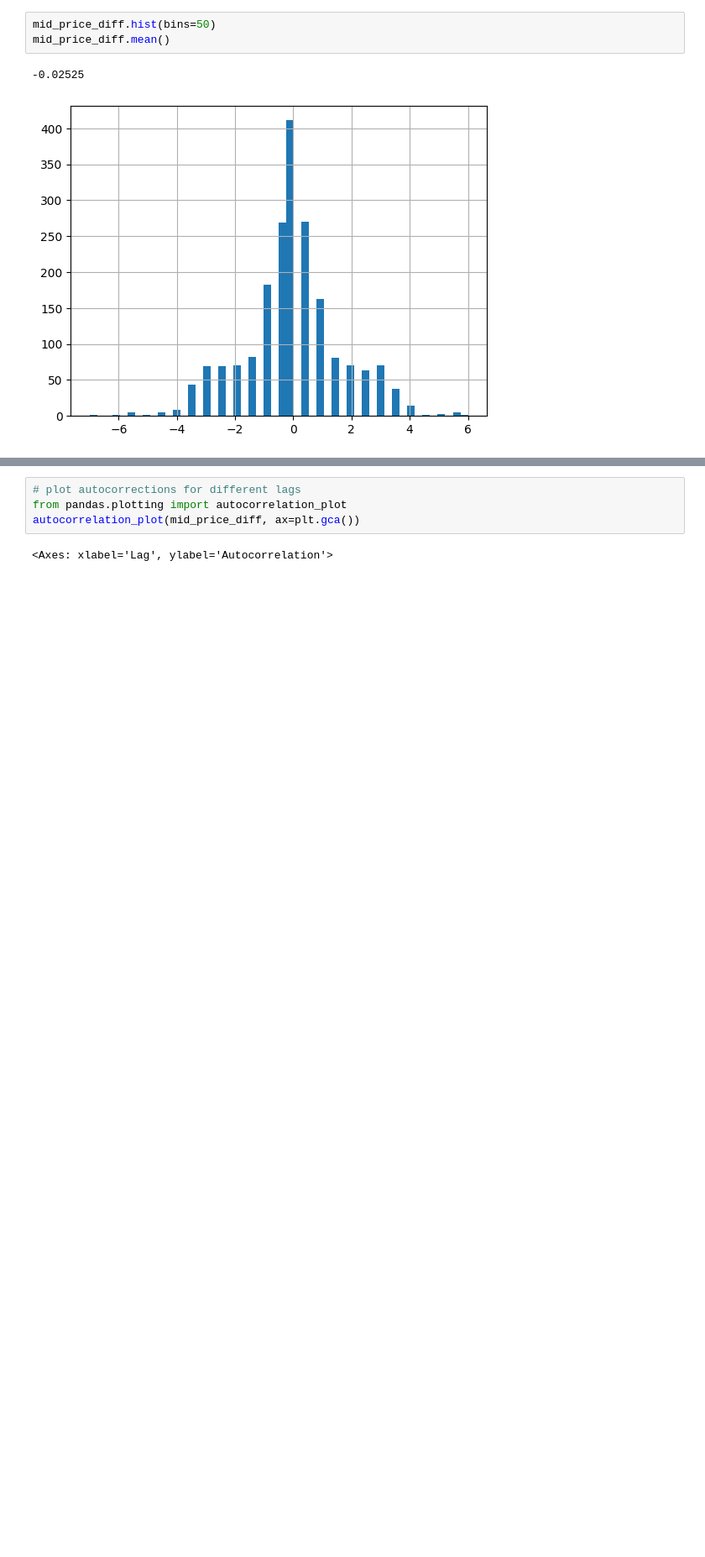
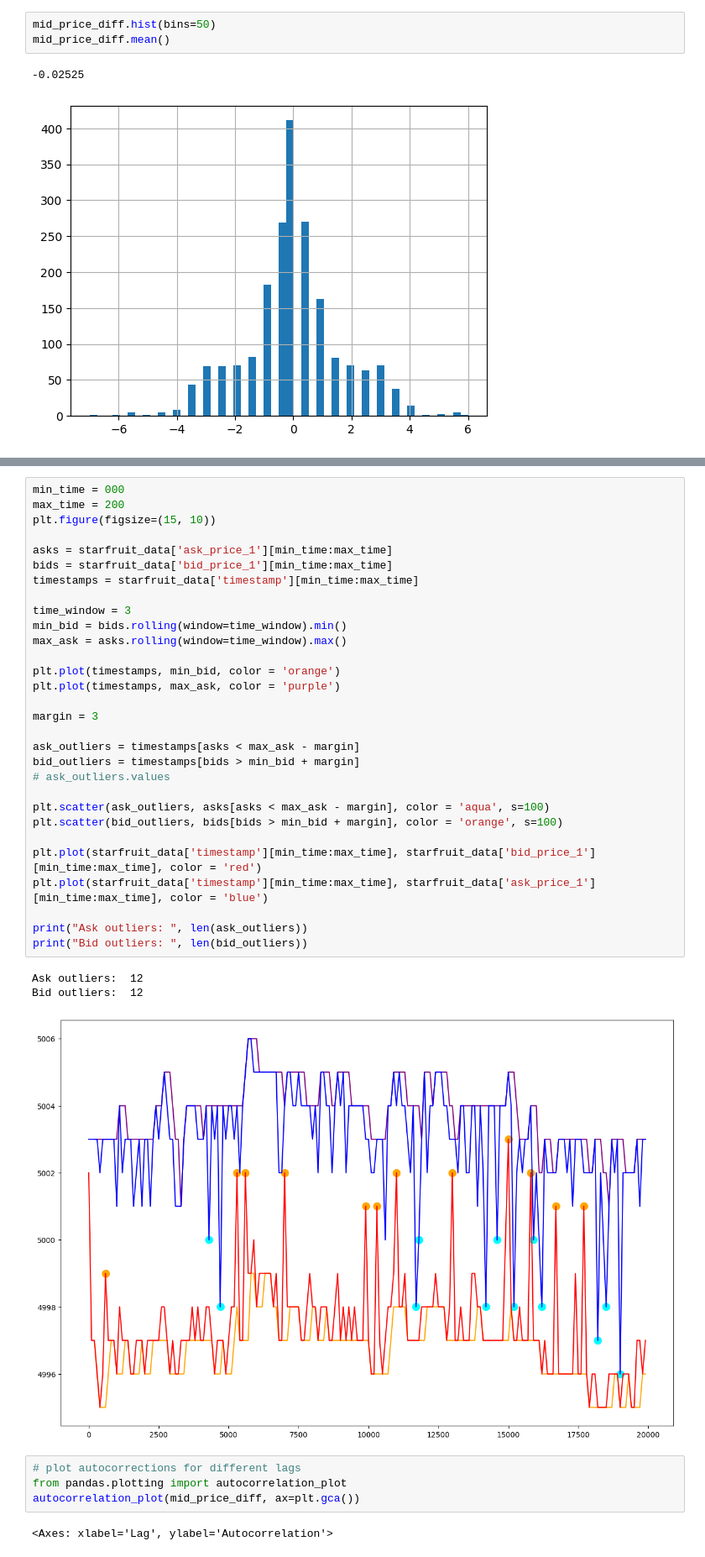
Before and after one commit to JohnBohnam/Mamonandia, a Jupyter notebook: data_analisys.ipynb, the cells around one changed output, grey strips where cells are left out. Shown at 84% size. Cells and saved outputs as stored; diff of their text form; blank space fills up the shorter version.

```diff
--- a/data_analisys.ipynb
+++ b/data_analisys.ipynb
@@ -49,3 +50,37 @@ plt.scatter(starfruit_data['timestamp'], starfruit_data['mid_price'], color = 'g
+# %%
+min_time = 000
+max_time = 200
+plt.figure(figsize=(15, 10))
+
+asks = starfruit_data['ask_price_1'][min_time:max_time]
+bids = starfruit_data['bid_price_1'][min_time:max_time]
+timestamps = starfruit_data['timestamp'][min_time:max_time]
+
+time_window = 3
+min_bid = bids.rolling(window=time_window).min()
+max_ask = asks.rolling(window=time_window).max()
+
+plt.plot(timestamps, min_bid, color = 'orange')
+plt.plot(timestamps, max_ask, color = 'purple')
+
+margin = 3
+
+ask_outliers = timestamps[asks < max_ask - margin]
+bid_outliers = timestamps[bids > min_bid + margin]
+# ask_outliers.values
+
+plt.scatter(ask_outliers, asks[asks < max_ask - margin], color = 'aqua', s=100)
+plt.scatter(bid_outliers, bids[bids > min_bid + margin], color = 'orange', s=100)
+
+plt.plot(starfruit_data['timestamp'][min_time:max_time], starfruit_data['bid_price_1'][min_time:max_time], color = 'red')
+plt.plot(starfruit_data['timestamp'][min_time:max_time], starfruit_data['ask_price_1'][min_time:max_time], color = 'blue')
+
+print("Ask outliers: ", len(ask_outliers))
+print("Bid outliers: ", len(bid_outliers))
+# %% [output]
+Ask outliers:  12
+Bid outliers:  12
+[figure, added]
 # %%
 # plot autocorrections for different lags
 from pandas.plotting import autocorrelation_plot
```
Also changed, not shown: parts of 11 cells of this notebook.
